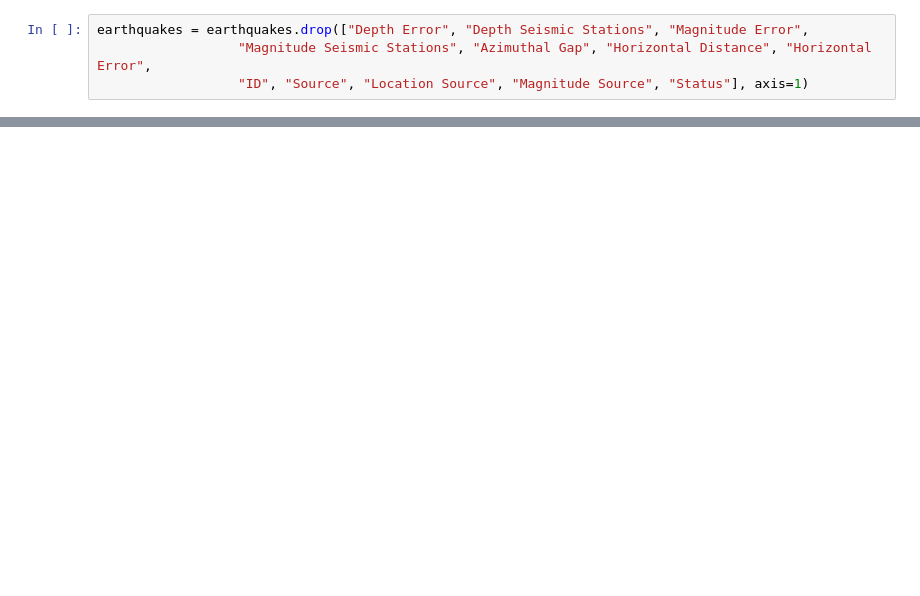
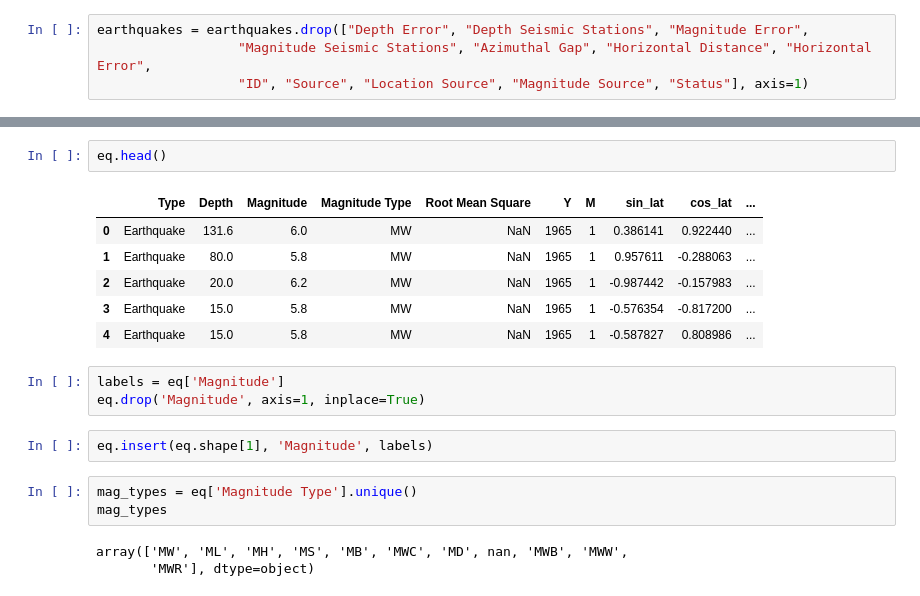
Before and after one commit to VahanArsenyan/Homework_ML, a Jupyter notebook: earthquake.ipynb, the cells around one changed output, grey strips where cells are left out. Saved outputs shown, nothing was run; the diff lists cells and outputs as text; blank space fills up the shorter version.

```diff
--- a/earthquake.ipynb
+++ b/earthquake.ipynb
@@ -48,0 +126,20 @@ earthquakes["Time_parsed"] = pd.dt.strf
+# %%
+eq.head()
+# %% [output]
+|  | Type | Depth | Magnitude | Magnitude Type | Root Mean Square | Y | M | sin_lat | cos_lat | ... |
+| 0 | Earthquake | 131.6 | 6.0 | MW | NaN | 1965 | 1 | 0.386141 | 0.922440 | ... |
+| 1 | Earthquake | 80.0 | 5.8 | MW | NaN | 1965 | 1 | 0.957611 | -0.288063 | ... |
+| 2 | Earthquake | 20.0 | 6.2 | MW | NaN | 1965 | 1 | -0.987442 | -0.157983 | ... |
+| 3 | Earthquake | 15.0 | 5.8 | MW | NaN | 1965 | 1 | -0.576354 | -0.817200 | ... |
+| 4 | Earthquake | 15.0 | 5.8 | MW | NaN | 1965 | 1 | -0.587827 | 0.808986 | ... |
+# %%
+labels = eq['Magnitude']
+eq.drop('Magnitude', axis=1, inplace=True)
+# %%
+eq.insert(eq.shape[1], 'Magnitude', labels)
+# %%
+mag_types = eq['Magnitude Type'].unique()
+mag_types
+# %% [output]
+array(['MW', 'ML', 'MH', 'MS', 'MB', 'MWC', 'MD', nan, 'MWB', 'MWW',
+       'MWR'], dtype=object)
```
Also changed, not shown: parts of 33 cells of this notebook.
